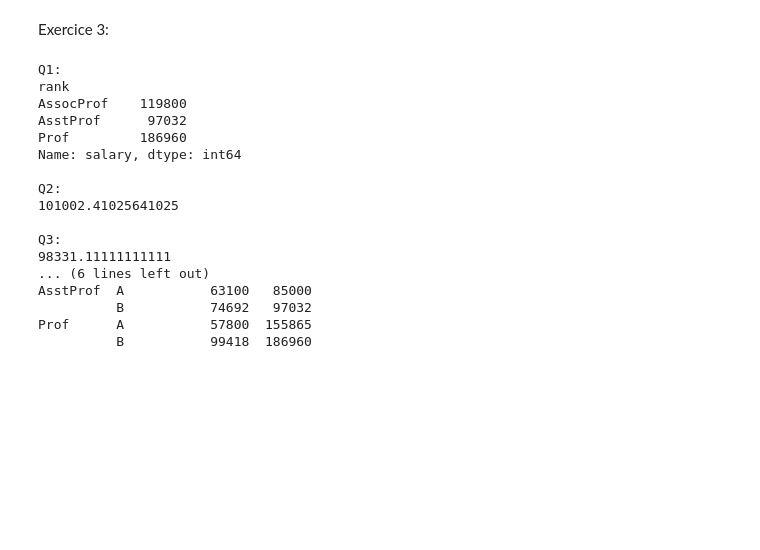
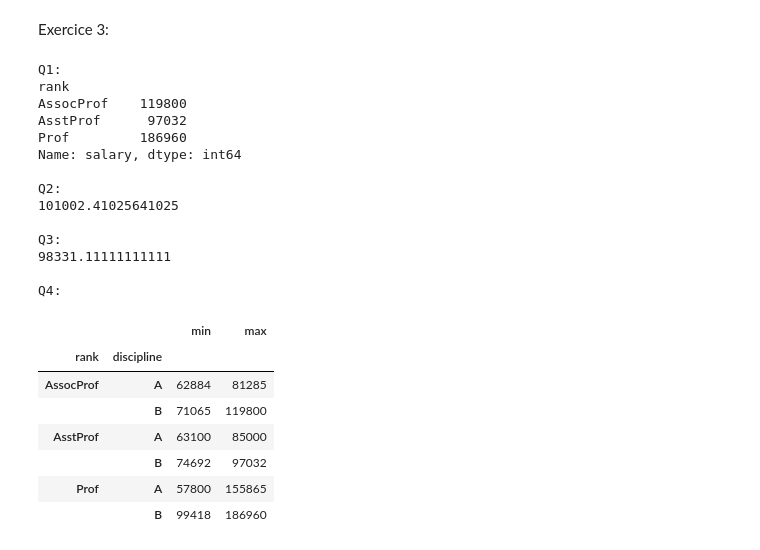
Before and after one commit to Moahmednour/TP_Data_analyse, a Jupyter notebook: TP Pandas/TP 1 ExE.ipynb, the cells around one changed output. Cells and saved outputs as stored; diff of their text form; code cells hidden in the pictures; blank space fills up the shorter version.

```diff
--- a/TP Pandas/TP 1 ExE.ipynb
+++ b/TP Pandas/TP 1 ExE.ipynb
@@ -222,31 +238,40 @@ Exercice 3:
 # %%
 print("Q1:")
 # Max des salaires par Rank
 print(salaires.groupby('rank')['salary'].max())
+
 print("\nQ2:")
 # Moyenne des salaires pour les femmes
 print(salaires[salaires['sex'] == 'Female']['salary'].mean())
+
 print("\nQ3:")
 # Moyenne des salaires pour les profs de discipline 'A'
 print(salaires[salaires['discipline'] == 'A']['salary'].mean())
+
 print("\nQ4:")
+
 # Min et max des salaires par Rank et par discipline
-print(salaires.groupby(['rank', 'discipline'])['salary'].agg(['min', 'max']))
+salaires.groupby(['rank', 'discipline'])['salary'].agg(['min', 'max'])
 # %% [output]
 Q1:
 rank
 AssocProf    119800
 AsstProf      97032
 Prof         186960
 Name: salary, dtype: int64
 
 Q2:
 101002.41025641025
 
 Q3:
 98331.11111111111
-... (6 lines left out)
-AsstProf  A           63100   85000
-          B           74692   97032
-Prof      A           57800  155865
-          B           99418  186960
+
+Q4:
+|  |  | min | max |
+| rank | discipline |  |  |
+| AssocProf | A | 62884 | 81285 |
+|  | B | 71065 | 119800 |
+| AsstProf | A | 63100 | 85000 |
+|  | B | 74692 | 97032 |
+| Prof | A | 57800 | 155865 |
+|  | B | 99418 | 186960 |
```
Also changed, not shown: parts of 10 cells of this notebook.
